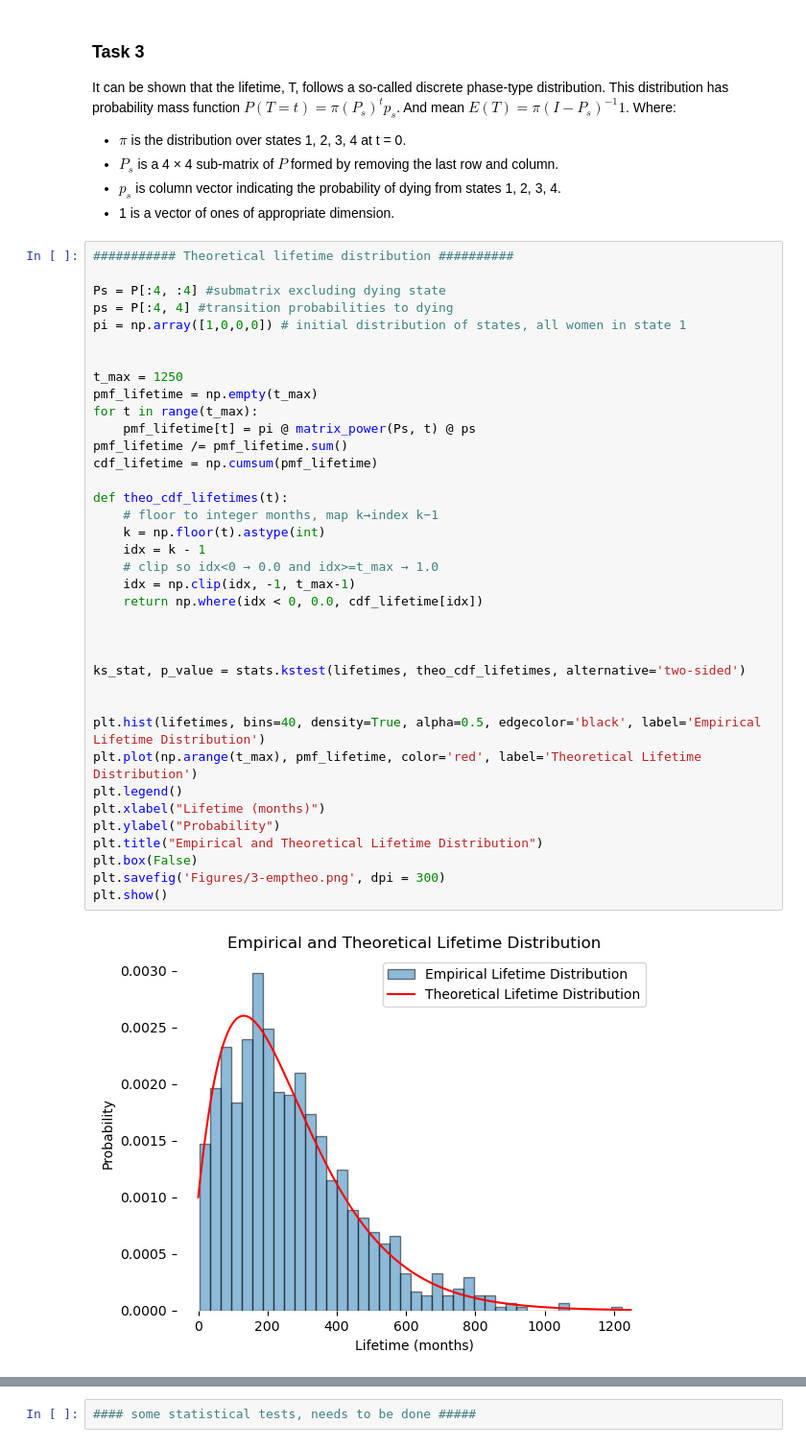
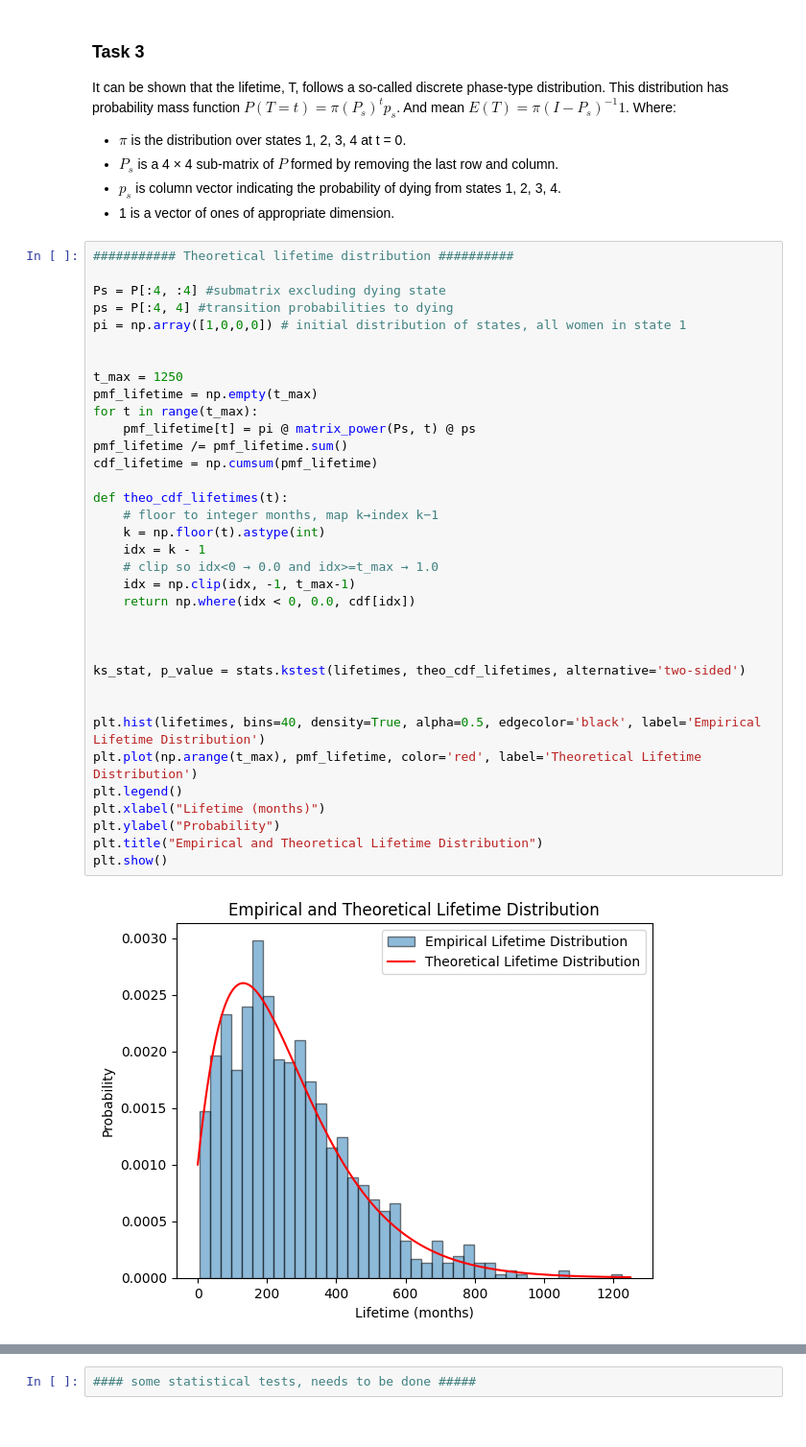
Before and after one commit to bjarturingvason/Stochastic, a Jupyter notebook: Project 1/project1_part1.ipynb, the cells around one changed output, grey strips where cells are left out. Shown at 96% size. Cells and saved outputs as stored; diff of their text form.

```diff
--- a/Project 1/project1_part1.ipynb
+++ b/Project 1/project1_part1.ipynb
@@ -142,34 +136,32 @@ ps = P[:4, 4] #transition probabilities to dying
 pi = np.array([1,0,0,0]) # initial distribution of states, all women in state 1
 
 
 t_max = 1250
 pmf_lifetime = np.empty(t_max)
 for t in range(t_max):
     pmf_lifetime[t] = pi @ matrix_power(Ps, t) @ ps
 pmf_lifetime /= pmf_lifetime.sum()
 cdf_lifetime = np.cumsum(pmf_lifetime)
 
 def theo_cdf_lifetimes(t):
     # floor to integer months, map k→index k−1
     k = np.floor(t).astype(int)
     idx = k - 1
     # clip so idx<0 → 0.0 and idx>=t_max → 1.0
     idx = np.clip(idx, -1, t_max-1)
-    return np.where(idx < 0, 0.0, cdf_lifetime[idx])
+    return np.where(idx < 0, 0.0, cdf[idx])
 
 
 
 ks_stat, p_value = stats.kstest(lifetimes, theo_cdf_lifetimes, alternative='two-sided')
 
 
 plt.hist(lifetimes, bins=40, density=True, alpha=0.5, edgecolor='black', label='Empirical Lifetime Distribution')
 plt.plot(np.arange(t_max), pmf_lifetime, color='red', label='Theoretical Lifetime Distribution')
 plt.legend()
 plt.xlabel("Lifetime (months)")
 plt.ylabel("Probability")
 plt.title("Empirical and Theoretical Lifetime Distribution")
-plt.box(False)
-plt.savefig('Figures/3-emptheo.png', dpi = 300)
 plt.show()
 # %% [output]
-[figure, old version]
+[figure, new version]
```
Also changed, not shown: parts of 9 cells of this notebook.
